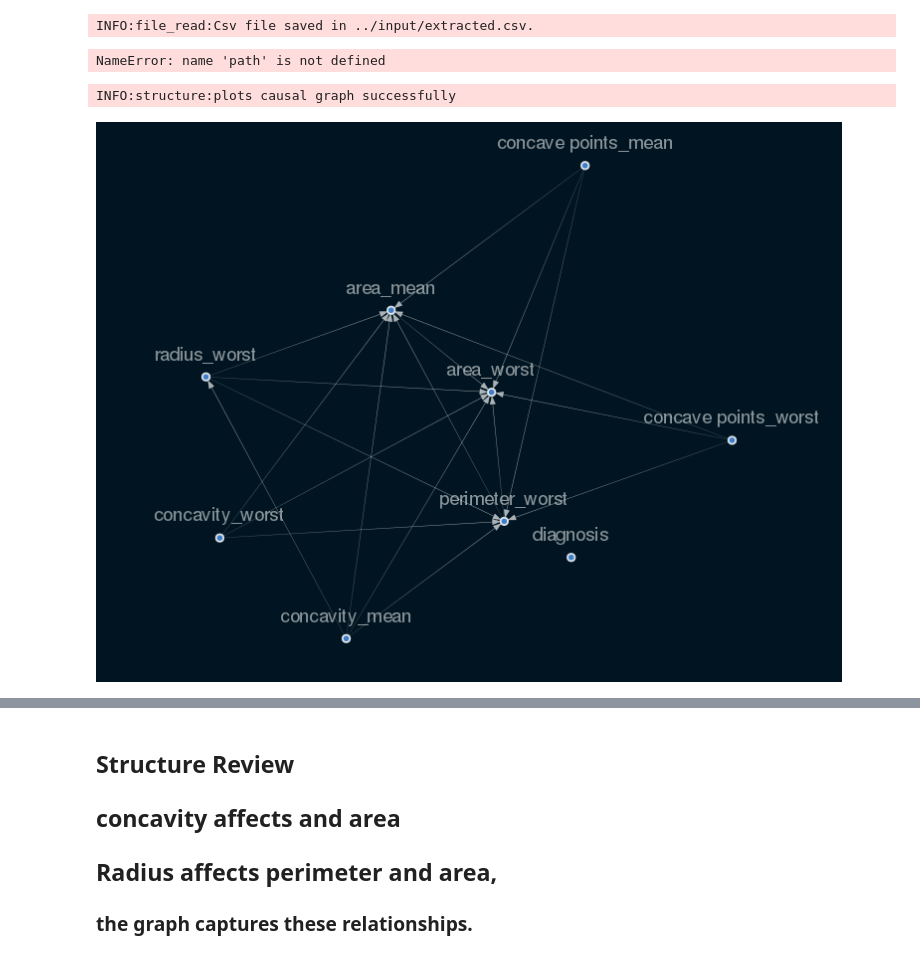
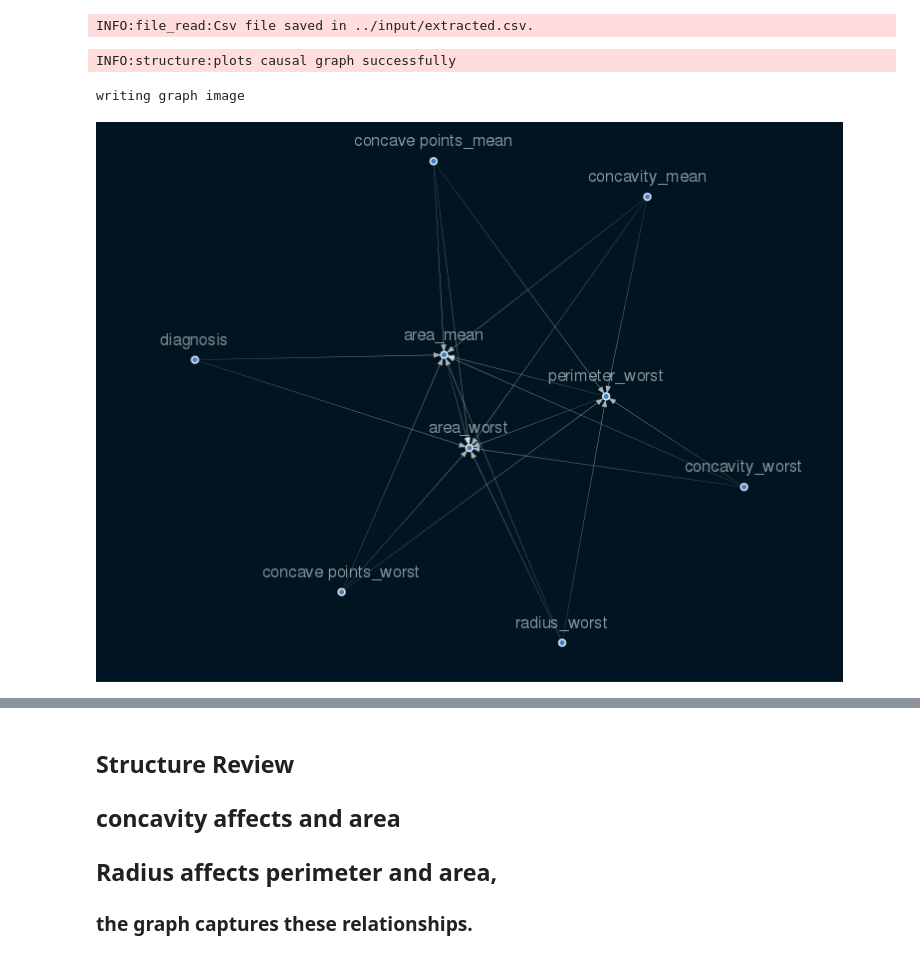
Before and after one commit to nebasam/Industry---Casualty-Challenge, a Jupyter notebook: notebook/causal_model.ipynb, the cells around one changed output, grey strips where cells are left out. Saved outputs shown, nothing was run; the diff lists cells and outputs as text; code cells hidden in the pictures.

```diff
--- a/notebook/causal_model.ipynb
+++ b/notebook/causal_model.ipynb
@@ -122,15 +122,11 @@ sm = from_pandas(stru_data)
 INFO:file_read:Csv file saved in ../input/extracted.csv.
 # %%
 # drawing the image
-structure.drawgraph(sm,path)
+structure.drawgraph(sm,path= '../output/graph.png')
 # %% [output]
-NameError: name 'path' is not defined
+INFO:structure:plots causal graph successfully
+writing graph image
+[figure, added]
 # %%
 #add constraint to diagnosis without lasso regularization
 sm_constrained = from_pandas(stru_data, tabu_parent_nodes=['diagnosis'], w_threshold=0.8)
-# %%
-viz = structure.drawgraph(sm_constrained)
-Image(viz.draw(format='png'))
-# %% [output]
-INFO:structure:plots causal graph successfully
-[figure, removed]
```
Also changed, not shown: parts of 12 cells of this notebook, 35 other files.
